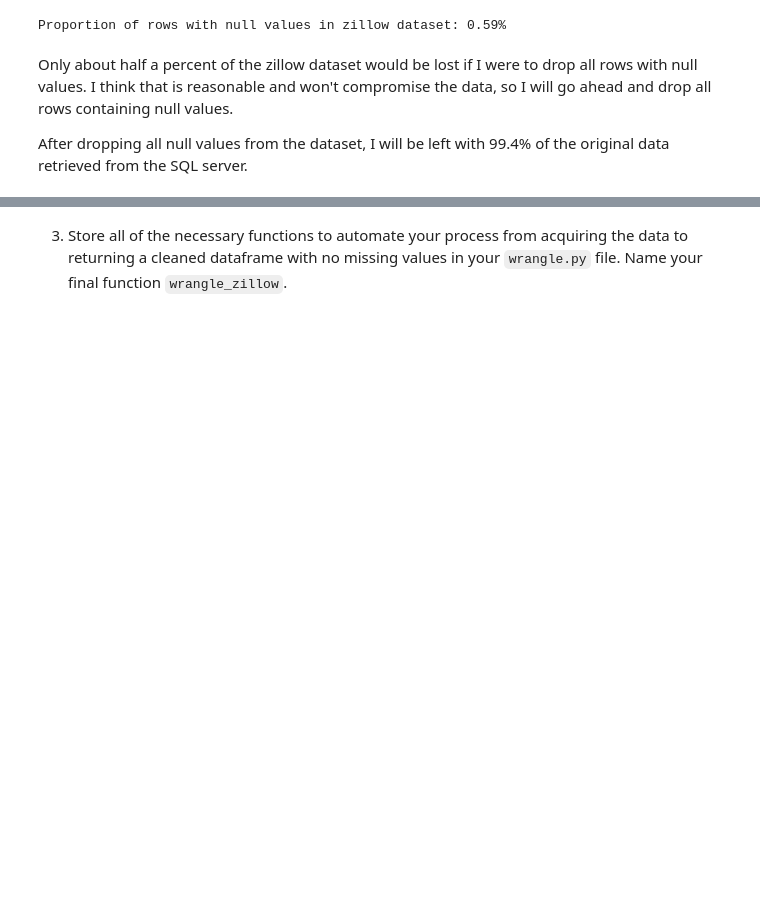
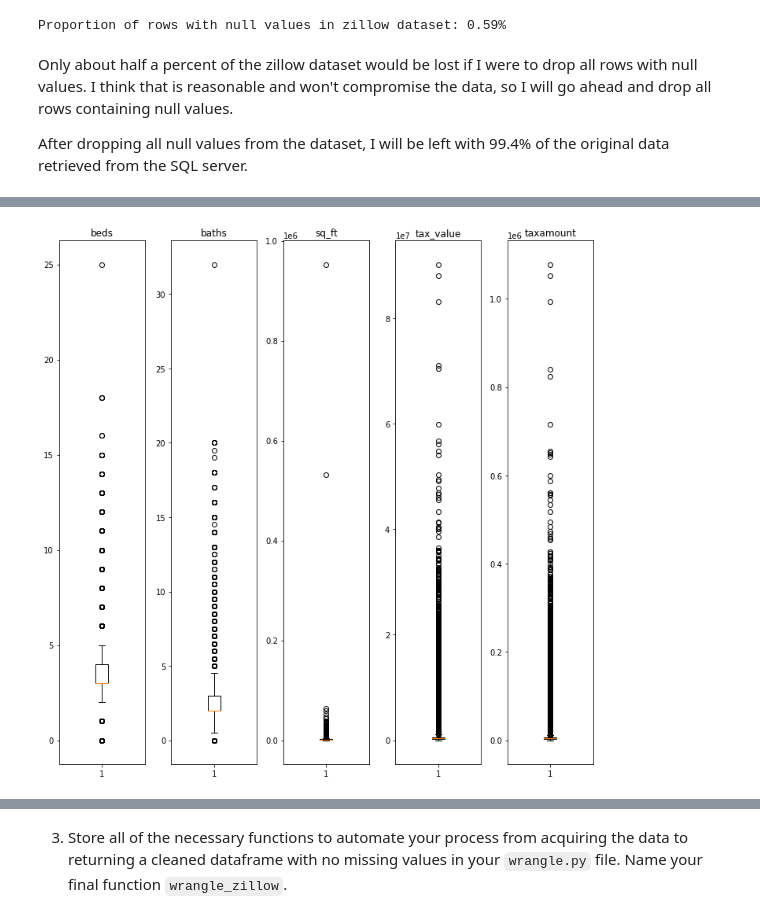
Before and after one commit to sophia-stewart/regression-exercises, a Jupyter notebook: wrangle.ipynb, the cells around one changed output, grey strips where cells are left out. Cells and saved outputs as stored; diff of their text form; code cells hidden in the pictures; blank space fills up the shorter version.

```diff
--- a/wrangle.ipynb
+++ b/wrangle.ipynb
@@ -225,0 +292,11 @@ memory usage: 130.6 MB
+# %%
+plt.figure(figsize=(10, 10))
+for i, col in enumerate(zillow.select_dtypes(float)):
+    subplot_num = i + 1
+    plt.subplot(1, 5, subplot_num)
+    plt.boxplot(zillow[col])
+    plt.title(col)
+plt.tight_layout()
+plt.show();
+# %% [output]
+[figure, added]
```
Also changed, not shown: parts of 31 cells of this notebook.
